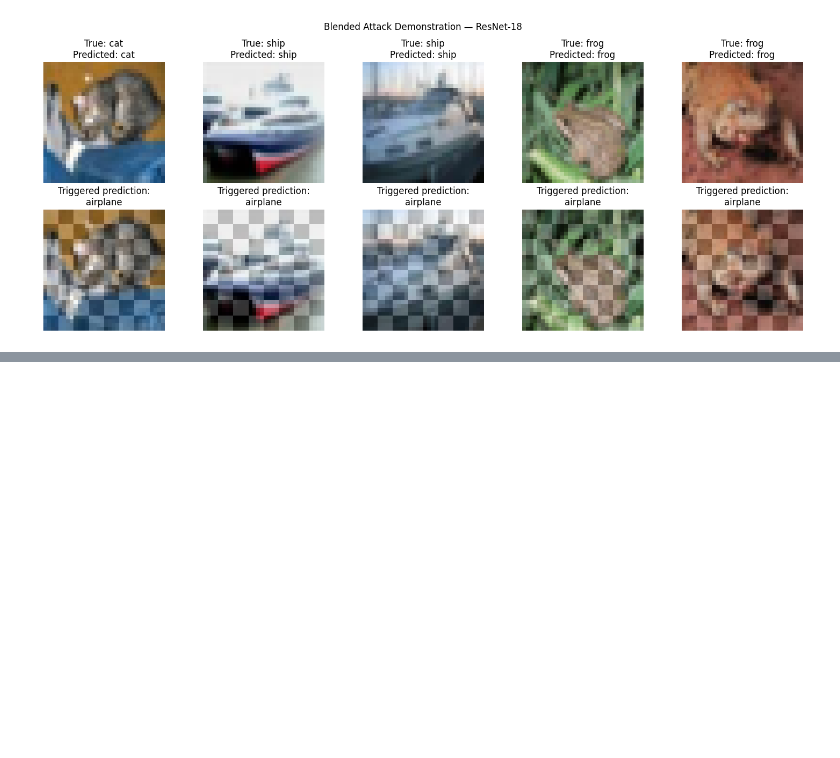
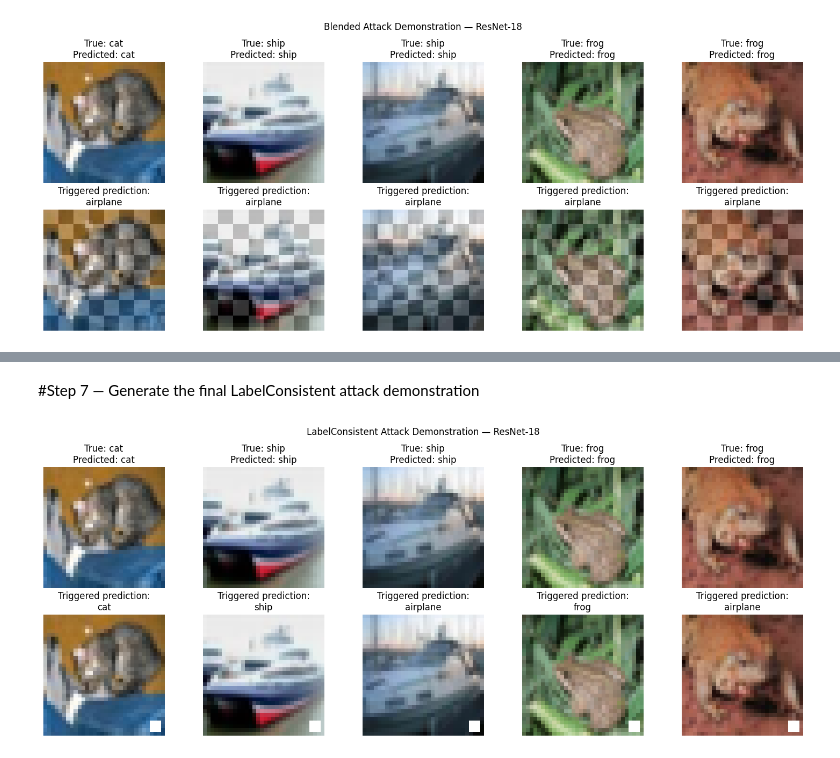
Before and after one commit to luisy-eng/ECE491_Lab3, a Jupyter notebook: ECE4_Lab3_BackdoorBox_Upload_Colab.ipynb, the cells around one changed output, grey strips where cells are left out. Drawn from its saved outputs; the diff is of its cells as text; code cells hidden in the pictures; blank space fills up the shorter version.

```diff
--- a/ECE4_Lab3_BackdoorBox_Upload_Colab.ipynb
+++ b/ECE4_Lab3_BackdoorBox_Upload_Colab.ipynb
@@ -1123,0 +1733,57 @@ plt.show()
+# %% [markdown]
+#Step 7 — Generate the final LabelConsistent attack demonstration
+# %%
+
+import matplotlib.pyplot as plt
+import torch
+
+model_label.eval()
+
+# Choose five non-target CIFAR-10 test images
+indices = [
+    i for i, target in enumerate(test_dataset.targets)
+    if target != 0
+][:5]
+
+fig, axes = plt.subplots(2, 5, figsize=(15, 6))
+
+for j, idx in enumerate(indices):
+    clean_img, true_label = test_dataset[idx]
+    poisoned_img, _ = label_test[idx]
+
+    with torch.no_grad():
+        clean_pred = model_label(
+            clean_img.unsqueeze(0).to(device)
+        ).argmax(1).item()
+
+        poisoned_pred = model_label(
+            poisoned_img.unsqueeze(0).to(device)
+        ).argmax(1).item()
+
+    axes[0, j].imshow(clean_img.permute(1, 2, 0))
+    axes[0, j].set_title(
+        f"True: {test_dataset.classes[true_label]}\n"
+        f"Predicted: {test_dataset.classes[clean_pred]}"
+    )
+
+    axes[1, j].imshow(poisoned_img.permute(1, 2, 0))
+    axes[1, j].set_title(
+        f"Triggered prediction:\n"
+        f"{test_dataset.classes[poisoned_pred]}"
+    )
+
+for ax in axes.flat:
+    ax.axis("off")
+
+plt.suptitle("LabelConsistent Attack Demonstration — ResNet-18")
+plt.tight_layout()
+
+plt.savefig(
+    label_dir / "labelconsistent_attack_demo.png",
+    dpi=300,
+    bbox_inches="tight"
+)
+
+plt.show()
+# %% [output]
+[figure, added]
```
Also changed, not shown: parts of 53 cells of this notebook.
